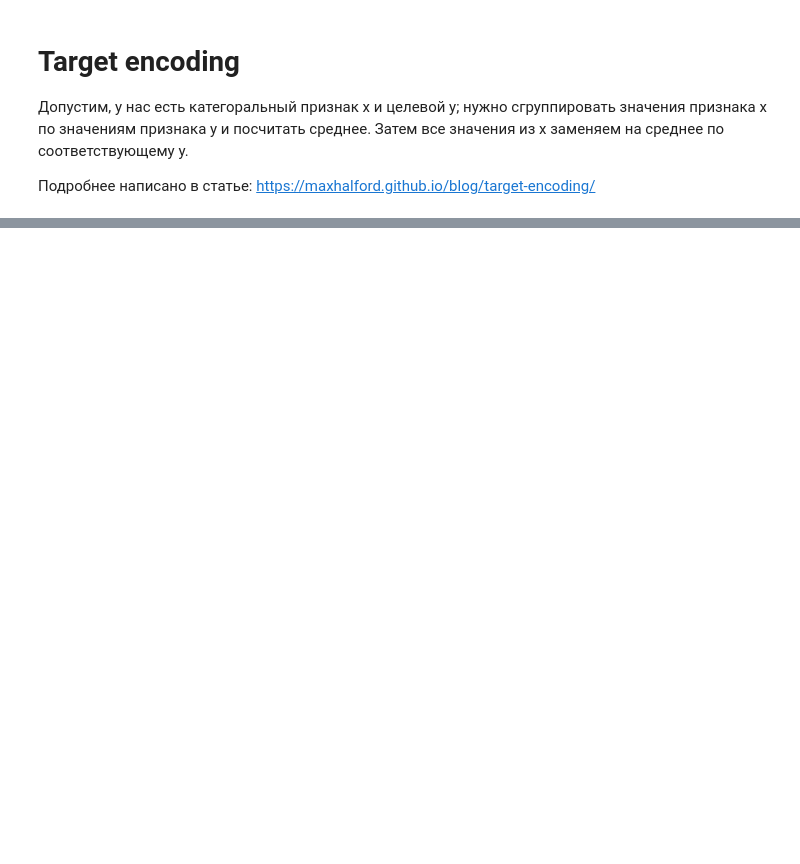
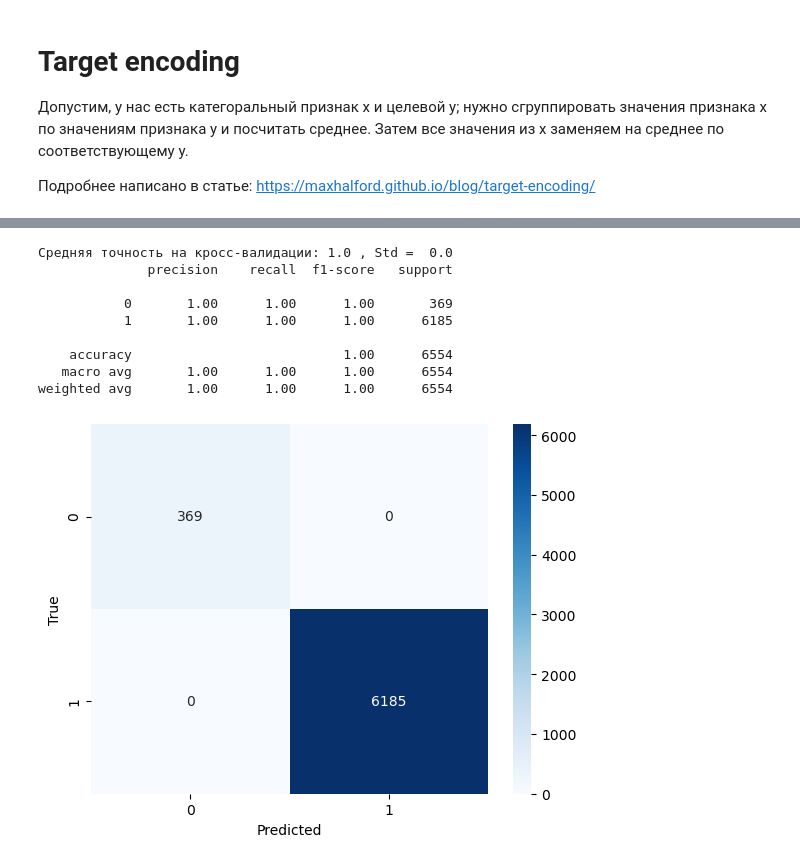
Before and after one commit to mirolyubovaalyona/02-ml-advanced, a Jupyter notebook: 04_knn/03-hw-knn.ipynb, the cells around one changed output, grey strips where cells are left out. Drawn from its saved outputs; the diff is of its cells as text; code cells hidden in the pictures; blank space fills up the shorter version.

```diff
--- a/04_knn/03-hw-knn.ipynb
+++ b/04_knn/03-hw-knn.ipynb
@@ -286,0 +345,13 @@ for col_name in df_target.columns:
+# %%
+def target_encode(df, target_col):
+    df_target = df.copy()
+    data_target = pd.DataFrame(index=df_target.index)
+    for col_name in df_target.columns:
+        if col_name == target_col:
+            continue
+        data_target[col_name + '_target_mean'] = df_target.groupby(col_name)[target_col].transform('mean')
+        df_target[col_name] = data_target[col_name + '_target_mean']
+    return df_target
+
+df_target = target_encode(df, 'ACTION')
+df_target
@@ -286,0 +380,39 @@ for col_name in df_target.columns:
+# %%
+model = KNeighborsClassifier(n_neighbors=10, p=2)
+
+# Разделение на обучающий и тестовые наборы данных
+X_train, X_test, y_train, y_test = train_test_split(df_target.values, y, test_size=0.2, random_state=42)
+
+# Кросс-валидация и оценка точности модели
+scores = cross_val_score(model, X_train, y_train, cv=5, scoring='accuracy')
+
+# Выводим качество на кросс-валидации для новых данных
+print("Средняя точность на кросс-валидации:", scores.mean(), ', Std = ', scores.std())
+
+# Создание и обучение модели
+model = KNeighborsClassifier()
+model.fit(X_train, y_train)
+
+# Предсказание классов для тестовой выборки
+y_pred = model.predict(X_test)
+
+# Построение отчета классификации
+print(classification_report(y_test, y_pred))
+
+# Построение матрицы ошибок и тепловой карты
+cm = confusion_matrix(y_test, y_pred)
+sns.heatmap(cm, annot=True, fmt="d", cmap="Blues")
+plt.xlabel("Predicted")
+plt.ylabel("True")
+plt.show()
+# %% [output]
+Средняя точность на кросс-валидации: 1.0 , Std =  0.0
+              precision    recall  f1-score   support
+
+           0       1.00      1.00      1.00       369
+           1       1.00      1.00      1.00      6185
+
+    accuracy                           1.00      6554
+   macro avg       1.00      1.00      1.00      6554
+weighted avg       1.00      1.00      1.00      6554
+[figure, added]
```
Also changed, not shown: parts of 17 cells of this notebook, 9 other files.
